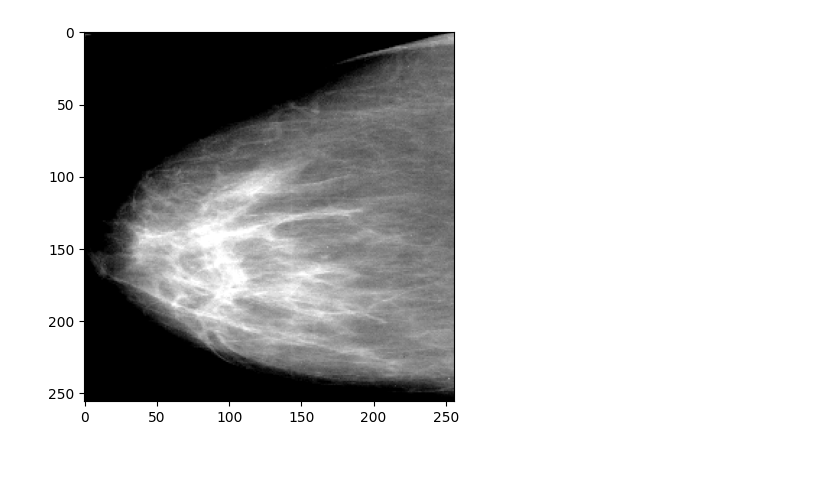
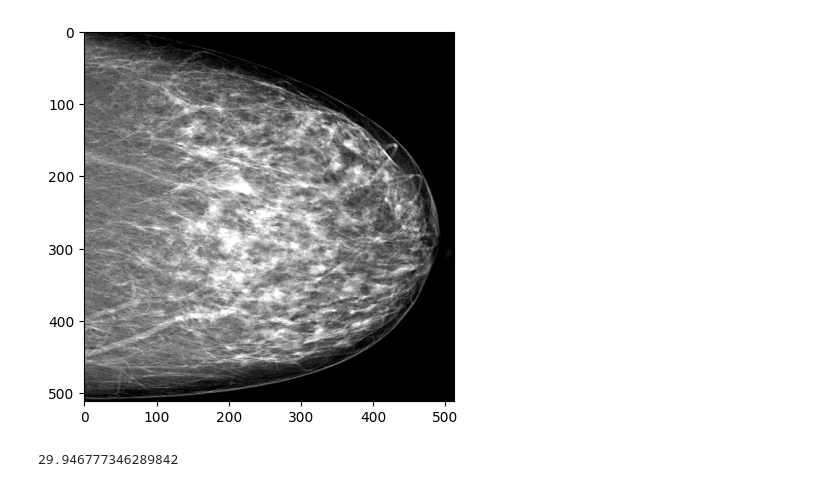
Before and after one commit to KP-AROB/AROB-Breast-Datasets, a Jupyter notebook: test.ipynb, the cells around one changed output. Saved outputs shown, nothing was run; the diff lists cells and outputs as text; code cells hidden in the pictures.

```diff
--- a/test.ipynb
+++ b/test.ipynb
@@ -1,5 +1,5 @@
 # %%
-from src.datasets import CBISDataset
+from src.datasets import CBISDataset, InbreastDataset
 from src.pipeline.breast import BreastImageProcessingPipeline
 from torch.utils.data import DataLoader
 from src.operations.transform import crop_to_roi, resize_square
@@ -7,6 +7,5 @@ from src.operations.normalize import truncate_normalization, normalize_int8
 import matplotlib.pyplot as plt
 
 pipeline = BreastImageProcessingPipeline()
-
-train = CBISDataset('/mnt/d/datasets/CBIS/data', pipeline, True)
-test = CBISDataset('/mnt/d/datasets/CBIS/data', pipeline, False)
+train = InbreastDataset('/mnt/d/datasets/INbreast', pipeline, True)
+test = InbreastDataset('/mnt/d/datasets/INbreast', pipeline, False)
@@ -30,10 +13,10 @@ train.df
 train_loader = DataLoader(train, 8, shuffle=False, num_workers=8)
 data = next(iter(train_loader))
 # %%
-plt.imshow(data[0][2], cmap='gray')
+plt.imshow(data[0][5], cmap='gray')
 plt.show()
 # %% [output]
-[figure, old version]
+[figure, new version]
 # %%
 import cv2
 import numpy as np
@@ -51,3 +34,7 @@ def calculate_psnr(original, processed):
     max_pixel_value = 255.0
     psnr = 10 * np.log10((max_pixel_value ** 2) / mse)
     return psnr
+# %%
+calculate_psnr(original_image, image_clahe)
+# %% [output]
+29.946777346289842
```
Also changed, not shown: parts of 4 cells of this notebook, 8 other files.
